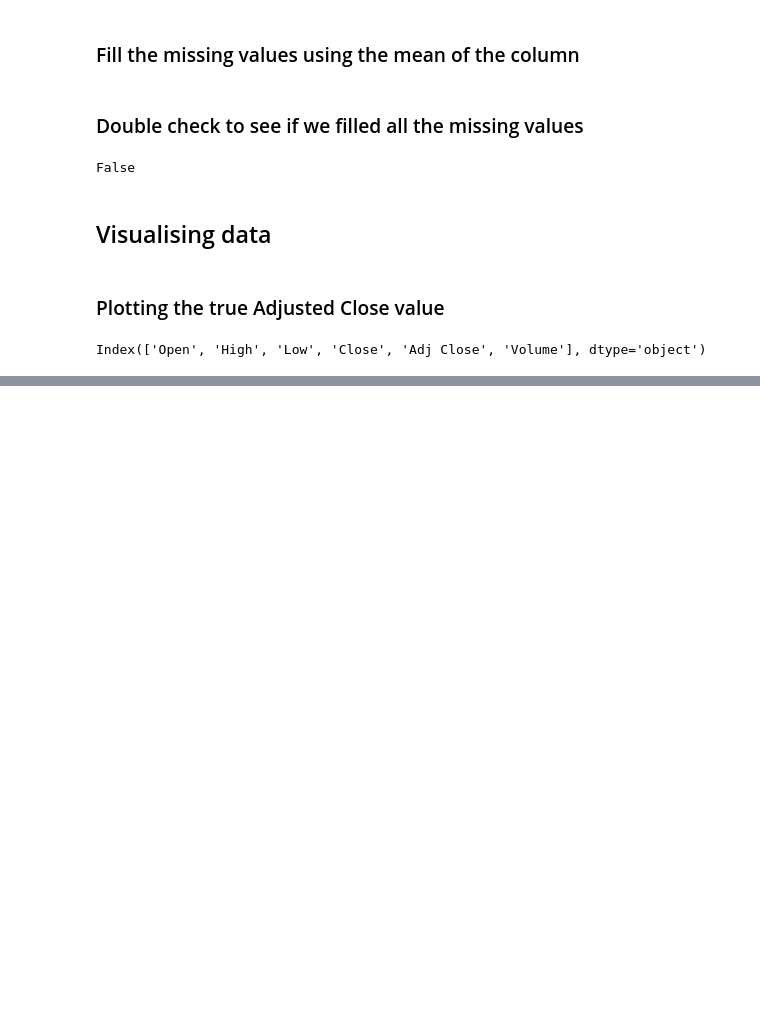
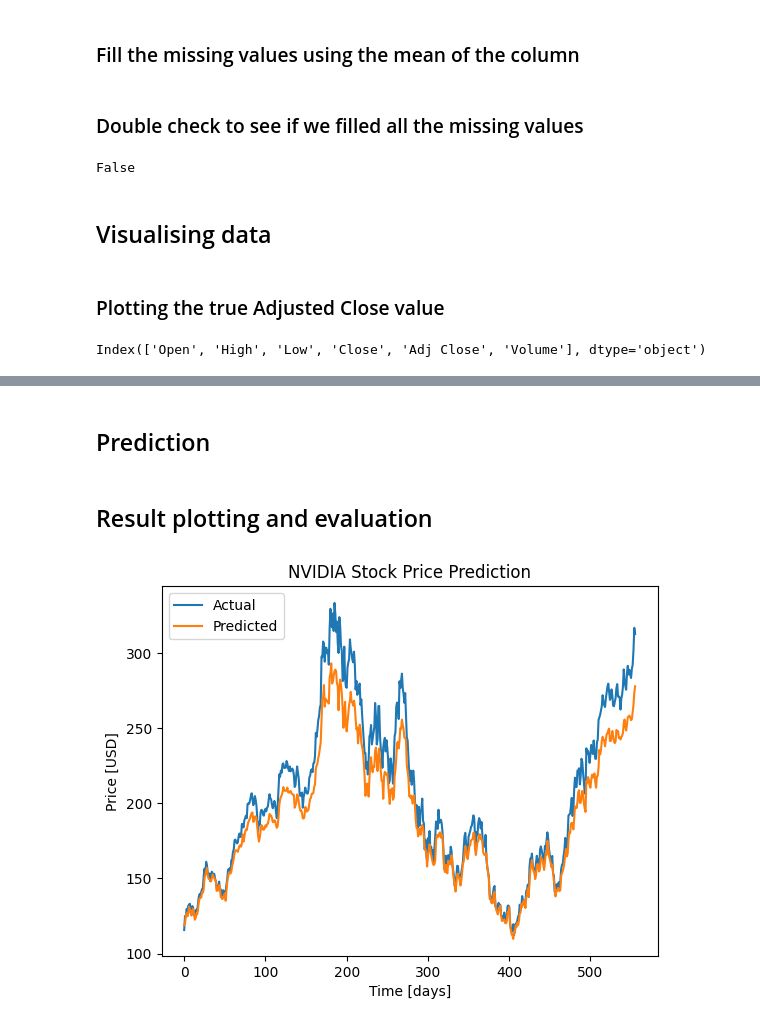
Before and after one commit to albertoscala/Stock-Price-Prediction, a Jupyter notebook: stock-price-prediction.ipynb, the cells around one changed output, grey strips where cells are left out. Drawn from its saved outputs; the diff is of its cells as text; code cells hidden in the pictures; blank space fills up the shorter version.

```diff
--- a/stock-price-prediction.ipynb
+++ b/stock-price-prediction.ipynb
@@ -100,0 +137,6 @@ df['Adj Close'].plot(figsize=(16, 9))
+# %%
+train_X = np.array(X_train)
+test_X = np.array(X_test)
+
+X_train = np.reshape(train_X, (train_X.shape[0], 1, train_X.shape[1]))
+X_test = np.reshape(test_X, (test_X.shape[0], 1, test_X.shape[1]))
@@ -100,0 +145,5 @@ df['Adj Close'].plot(figsize=(16, 9))
+# %%
+lstm = Sequential()
+lstm.add(LSTM(128, activation='relu', input_shape=(1, train_X.shape[1]), return_sequences=False))
+lstm.add(Dense(1))
+lstm.compile(optimizer='adam', loss='mse')
@@ -100,0 +152,2 @@ df['Adj Close'].plot(figsize=(16, 9))
+# %%
+history = lstm.fit(X_train, y_train, epochs=100, batch_size=16, shuffle=False, verbose=1)
@@ -100,0 +172,16 @@ df['Adj Close'].plot(figsize=(16, 9))
+# %% [markdown]
+## Prediction
+# %%
+y_pred = lstm.predict(X_test)
+# %% [markdown]
+## Result plotting and evaluation
+# %%
+plt.plot(y_test, label='Actual')
+plt.plot(y_pred, label='Predicted')
+plt.title('NVIDIA Stock Price Prediction')
+plt.xlabel('Time [days]')
+plt.ylabel('Price [USD]')
+plt.legend()
+plt.show()
+# %% [output]
+[figure, added]
```
Also changed, not shown: parts of 14 cells of this notebook, 2 other files.
